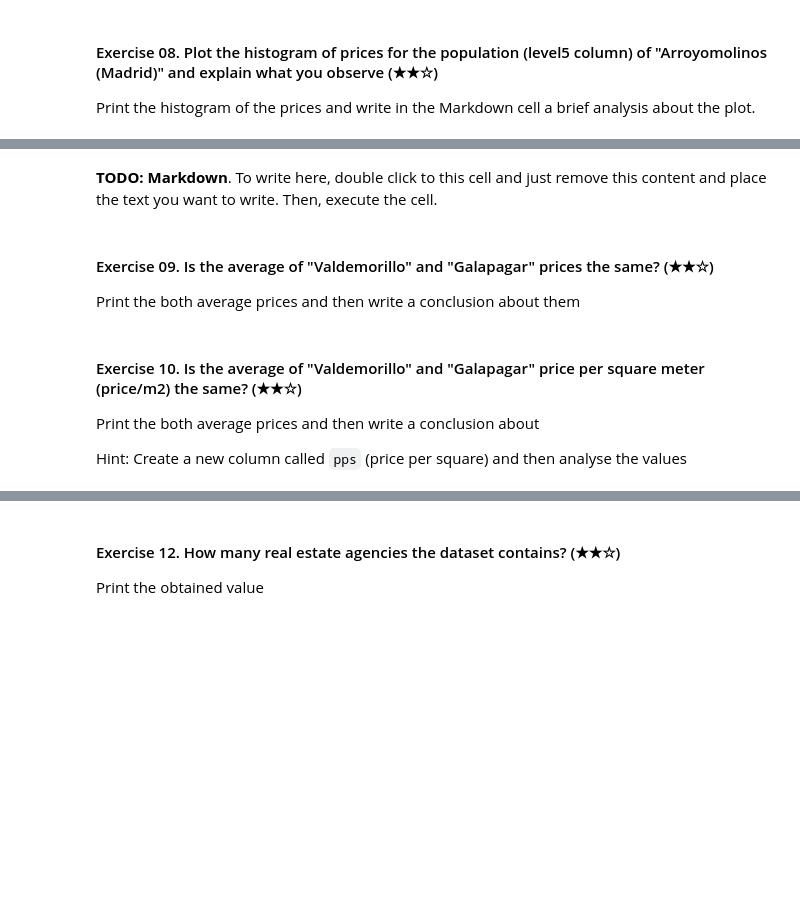
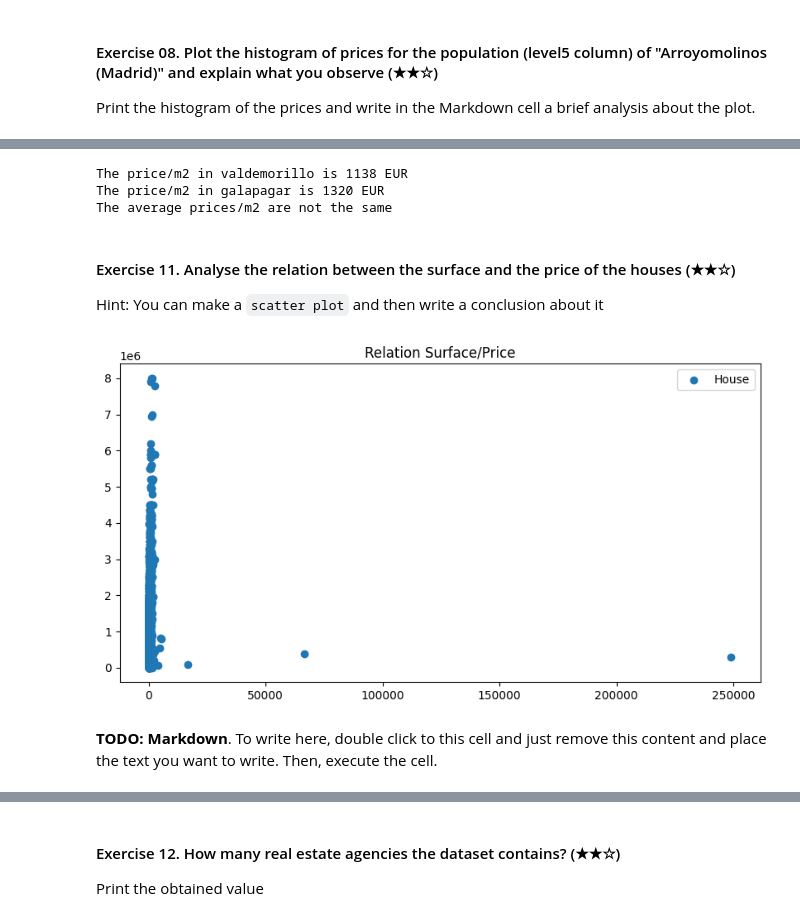
Before and after one commit to eliocamacaro/realestate-datacleanup-exercise, a Jupyter notebook: project.ipynb, the cells around one changed output, grey strips where cells are left out. Cells and saved outputs as stored; diff of their text form; code cells hidden in the pictures; blank space fills up the shorter version.

```diff
--- a/project.ipynb
+++ b/project.ipynb
@@ -93,6 +194,39 @@ Print the histogram of the prices and write in the Markdown cell a brief analysi
+# %%
+houses_v = pd.Series(Valdemorillo.surface)
+r_houses_v = houses_v.dropna(how= 'all')
+total_m2_v =sum(r_houses_v)
+total_pr_v = sum(R_prices_valdemorillo)
+avg_v = total_pr_v / total_m2_v
+print("The price/m2 in valdemorillo is " + str(round(avg_v)) +" EUR")
+
+houses_g = pd.Series(Galapagar.surface)
+r_houses_g = houses_g.dropna(how= 'all')
+total_m2_g =sum(r_houses_g)
+total_pr_g = sum(R_prices_galapagar)
+avg_g = total_pr_g / total_m2_g
+print("The price/m2 in galapagar is " + str(round(avg_g)) +" EUR")
+
+if avg_v == avg_g :
+    print("The average prices/m2 are the same")
+else:
+    print("The average prices/m2 are not the same")
+# %% [output]
+The price/m2 in valdemorillo is 1138 EUR
+The price/m2 in galapagar is 1320 EUR
+The average prices/m2 are not the same
+# %% [markdown]
+#### Exercise 11. Analyse the relation between the surface and the price of the houses (★★☆)
+
+Hint: You can make a `scatter plot` and then write a conclusion about it
+# %%
+plt.figure(figsize = (10, 5))
+
+plt.scatter(ds.surface, ds.price, label = "House")
+
+plt.title("Relation Surface/Price")
+plt.legend()
+plt.show()
+# %% [output]
+[figure, added]
 # %% [markdown]
 **TODO: Markdown**. To write here, double click to this cell and just remove this content and place the text you want to write. Then, execute the cell.
-# %% [markdown]
-#### Exercise 09. Is the average of "Valdemorillo" and "Galapagar" prices the same? (★★☆)
-
-Print the both average prices and then write a conclusion about them
@@ -101,6 +232,0 @@ Print the both average prices and then write a conclusion about them
-# %% [markdown]
-#### Exercise 10. Is the average of "Valdemorillo" and "Galapagar" price per square meter (price/m2) the same? (★★☆)
-
-Print the both average prices and then write a conclusion about
-
-Hint: Create a new column called `pps` (price per square) and then analyse the values
```
Also changed, not shown: parts of 51 cells of this notebook, 1 other file.
